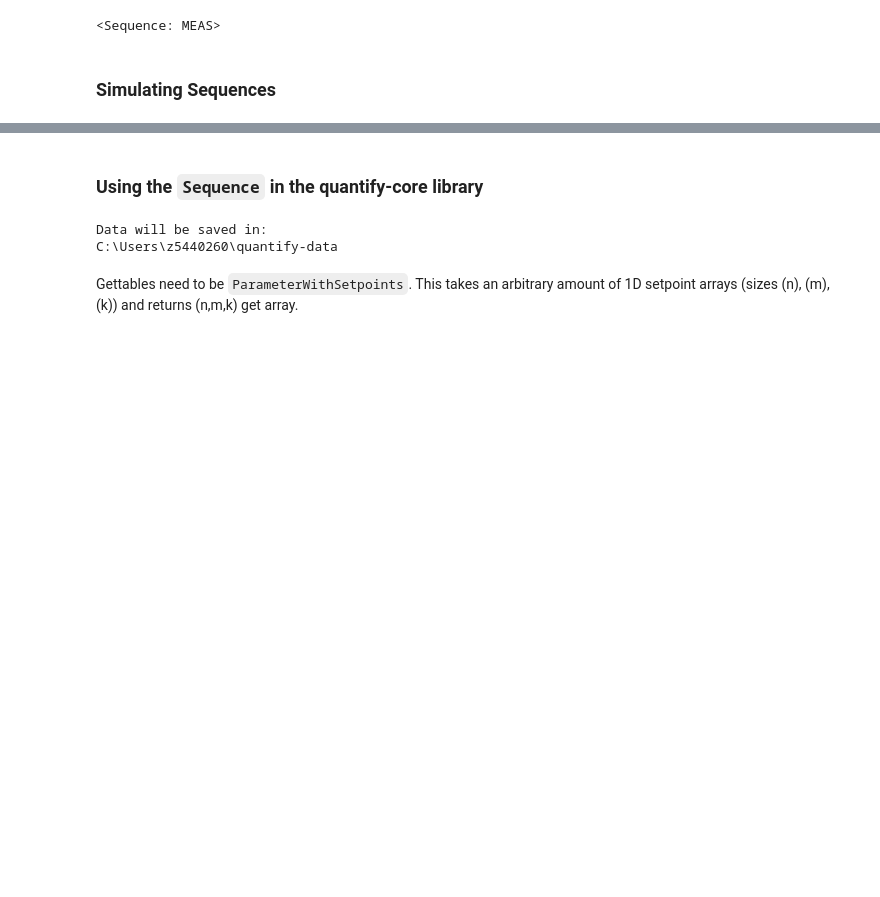
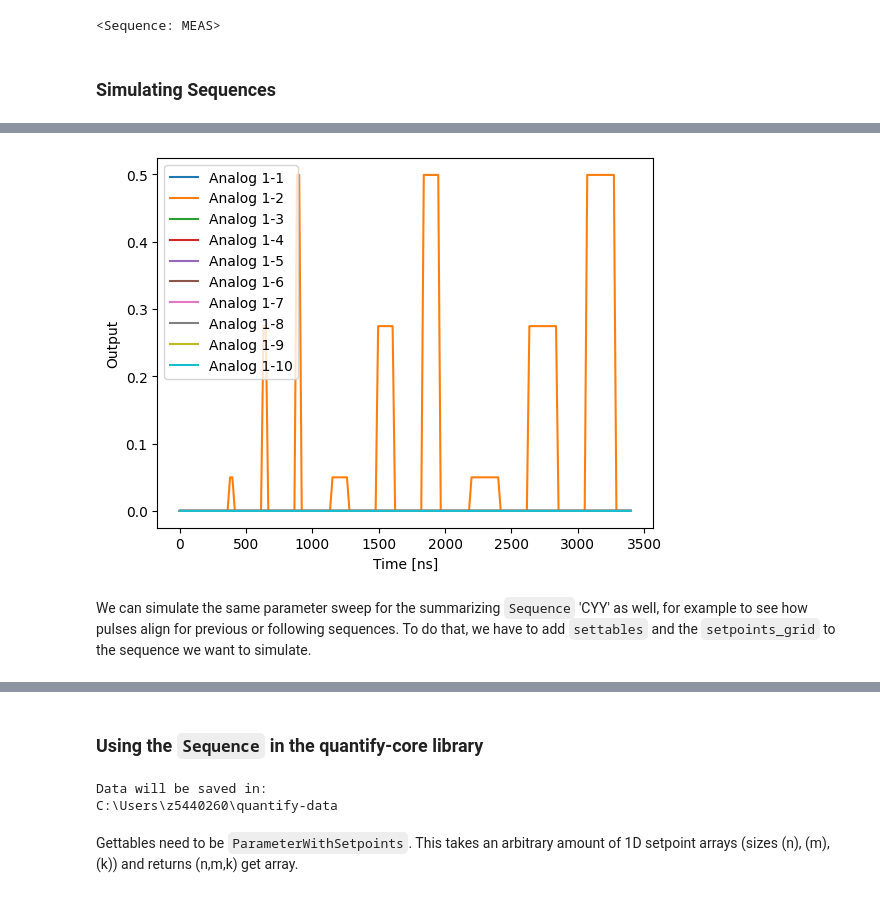
Before and after one commit to andncl/arbok, a Jupyter notebook: arbok/examples/user_guide.ipynb, the cells around one changed output, grey strips where cells are left out. Cells and saved outputs as stored; diff of their text form; code cells hidden in the pictures; blank space fills up the shorter version.

```diff
--- a/arbok/examples/user_guide.ipynb
+++ b/arbok/examples/user_guide.ipynb
@@ -67,0 +123,3 @@ The entire sequence can now be simulated. Note that 'tInitLoadMixed' and 'tPreCo
+# %%
+job = MEAS.square.run_remote_simulation(duration = 850)
+# %% [output]
@@ -67,0 +129,6 @@ The entire sequence can now be simulated. Note that 'tInitLoadMixed' and 'tPreCo
+[figure, added]
+# %% [markdown]
+We can simulate the same parameter sweep for the summarizing `Sequence` 'CYY' as
+well, for example to see how pulses align for previous or following sequences.
+To do that, we have to add `settables` and the `setpoints_grid` to the sequence
+we want to simulate.
```
Also changed, not shown: parts of 36 cells of this notebook, 6 other files.
